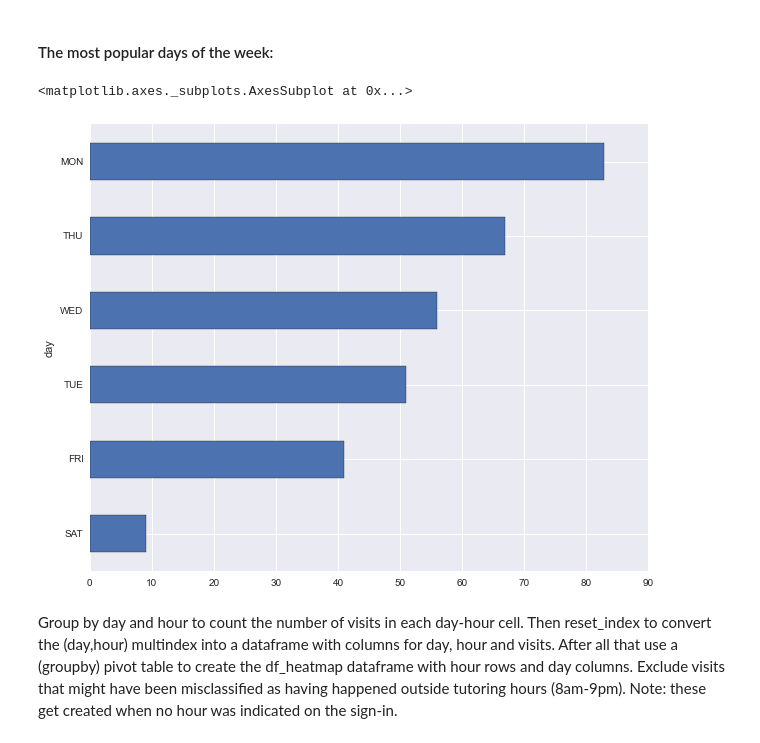
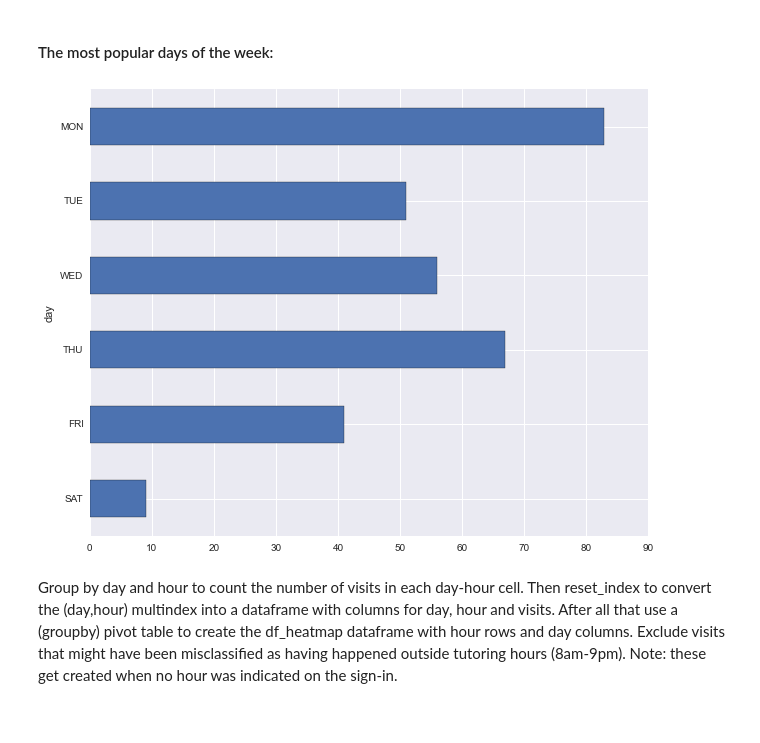
Before and after one commit to ilevcovitz/econ_tutoring_sign_in, a Jupyter notebook: analyze/TutorAnalysis.ipynb, the cells around one changed output. Cells and saved outputs as stored; diff of their text form; code cells hidden in the pictures.

Commit message:
Weekday is now a category which can be ordered

```diff
--- a/analyze/TutorAnalysis.ipynb
+++ b/analyze/TutorAnalysis.ipynb
@@ -12,8 +12,8 @@ plt.rcParams['figure.figsize'] = (10.0, 8.0)
 Read in the data kept in the ..\Dropbox\sign_in_exports folder
 Right now we're just manually grabbing one csv file.  But we could script this to grab the most recent file in the folder.
 # %%
-#df = pd.read_csv(r'C:\Users\Ivan\Desktop\sign_in_export_2015-10-28.csv')
-df = pd.read_csv(r'\Users\Jonathan\Dropbox\sign_in_exports\sign_in_export_2015-11-05.csv')
+df = pd.read_csv(r'C:\Users\Ivan\Desktop\sign_in_export_2015-10-28.csv')
+#df = pd.read_csv(r'\Users\Jonathan\Dropbox\sign_in_exports\sign_in_export_2015-11-05.csv')
 # %% [markdown]
 Let's now create a datetime index to get days of the week and other datetime functions below.
 # %%
@@ -21,15 +21,19 @@ df['timestamp'] = pd.to_datetime(df.Date + ' ' + df.Time)
 df = df.set_index(pd.DatetimeIndex(df.timestamp))
 # %%
 weekmask =['MON', 'TUE', 'WED', 'THU', 'FRI', 'SAT', 'SUN']
-df['day']= [weekmask[date.dayofweek] for date in df.index]
+
+df['day'] = [weekmask[date.dayofweek] for date in df.index]
+#makes weekdays into a category ordered by weekmask order
+df['day']= df['day'].astype('category')
+df['day']=  df['day'].cat.reorder_categories(weekmask[0:6], ordered=True)
+
 df['hour']= [date.hour for date in df.index]
 # %% [markdown]
 #### The most popular days of the week:
 # %%
-df.groupby('day').size().sort_values().plot(kind='barh')
+grouped = df.groupby('day').size().sort_index(ascending= False).plot(kind='barh')
 # %% [output]
-<matplotlib.axes._subplots.AxesSubplot at 0x...>
-[figure, old version]
+[figure, new version]
 # %% [markdown]
 Group by day and hour to count the number of visits in each day-hour cell.  Then reset_index to convert the (day,hour) multindex into a dataframe with columns for day, hour and visits.  After all that use a (groupby) pivot table to create the df_heatmap dataframe with hour rows and day columns. Exclude visits that might have been misclassified as having happened outside tutoring hours (8am-9pm).  Note: these get created when no hour was indicated on the sign-in.
 # %%
```
Also changed, not shown: parts of 2 cells of this notebook.
